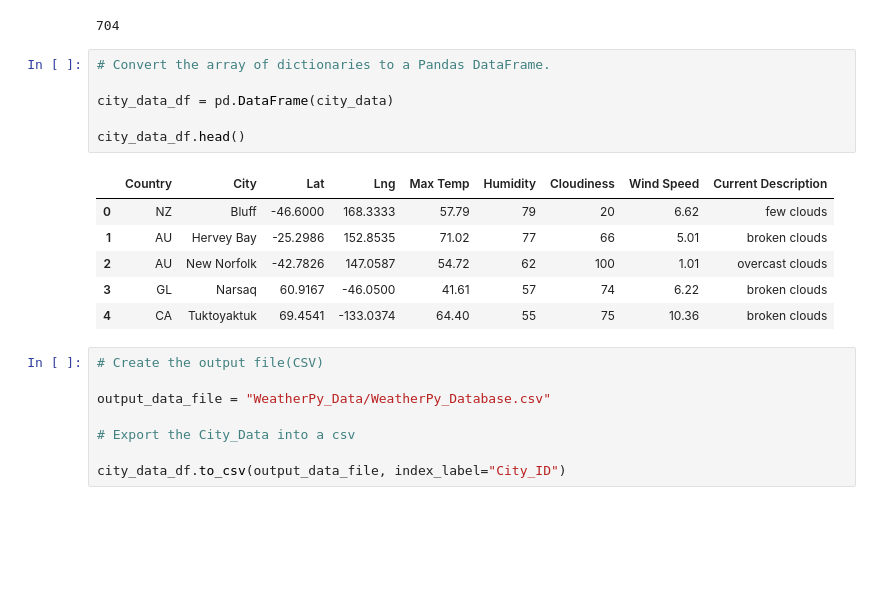
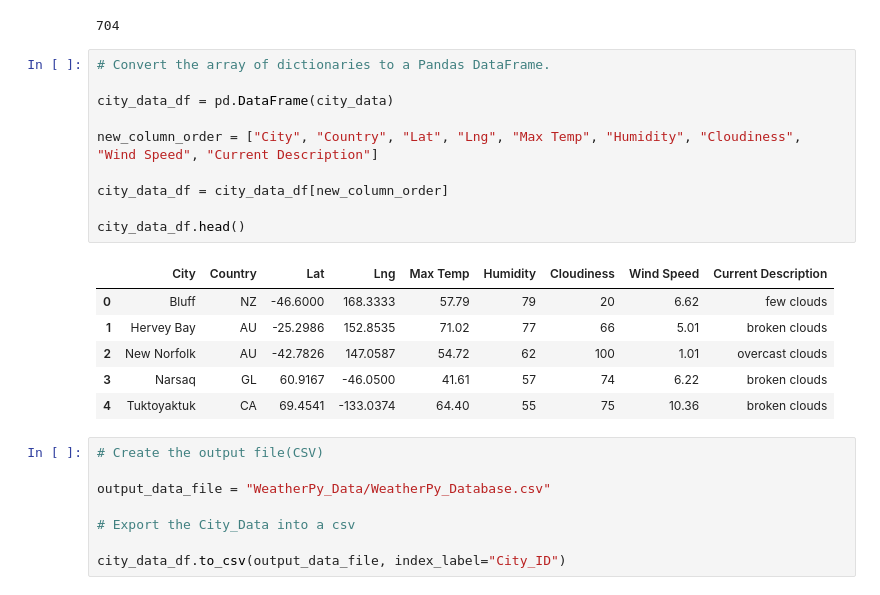
Before and after one commit to MRLinares/World_Weather_Analysis, a Jupyter notebook: Weather_Database/Weather_Database.ipynb, the cells around one changed output. Cells and saved outputs as stored; diff of their text form; blank space fills up the shorter version.

```diff
--- a/Weather_Database/Weather_Database.ipynb
+++ b/Weather_Database/Weather_Database.ipynb
@@ -183,16 +183,20 @@ len(city_data)
 # %%
 # Convert the array of dictionaries to a Pandas DataFrame.
 
 city_data_df = pd.DataFrame(city_data)
 
+new_column_order = ["City", "Country", "Lat", "Lng", "Max Temp", "Humidity", "Cloudiness", "Wind Speed", "Current Description"]
+
+city_data_df = city_data_df[new_column_order]
+
 city_data_df.head()
 # %% [output]
-|  | Country | City | Lat | Lng | Max Temp | Humidity | Cloudiness | Wind Speed | Current Description |
-| 0 | NZ | Bluff | -46.6000 | 168.3333 | 57.79 | 79 | 20 | 6.62 | few clouds |
-| 1 | AU | Hervey Bay | -25.2986 | 152.8535 | 71.02 | 77 | 66 | 5.01 | broken clouds |
-| 2 | AU | New Norfolk | -42.7826 | 147.0587 | 54.72 | 62 | 100 | 1.01 | overcast clouds |
-| 3 | GL | Narsaq | 60.9167 | -46.0500 | 41.61 | 57 | 74 | 6.22 | broken clouds |
-| 4 | CA | Tuktoyaktuk | 69.4541 | -133.0374 | 64.40 | 55 | 75 | 10.36 | broken clouds |
+|  | City | Country | Lat | Lng | Max Temp | Humidity | Cloudiness | Wind Speed | Current Description |
+| 0 | Bluff | NZ | -46.6000 | 168.3333 | 57.79 | 79 | 20 | 6.62 | few clouds |
+| 1 | Hervey Bay | AU | -25.2986 | 152.8535 | 71.02 | 77 | 66 | 5.01 | broken clouds |
+| 2 | New Norfolk | AU | -42.7826 | 147.0587 | 54.72 | 62 | 100 | 1.01 | overcast clouds |
+| 3 | Narsaq | GL | 60.9167 | -46.0500 | 41.61 | 57 | 74 | 6.22 | broken clouds |
+| 4 | Tuktoyaktuk | CA | 69.4541 | -133.0374 | 64.40 | 55 | 75 | 10.36 | broken clouds |
 # %%
 # Create the output file(CSV)
 
```
Also changed, not shown: 1 other file.
